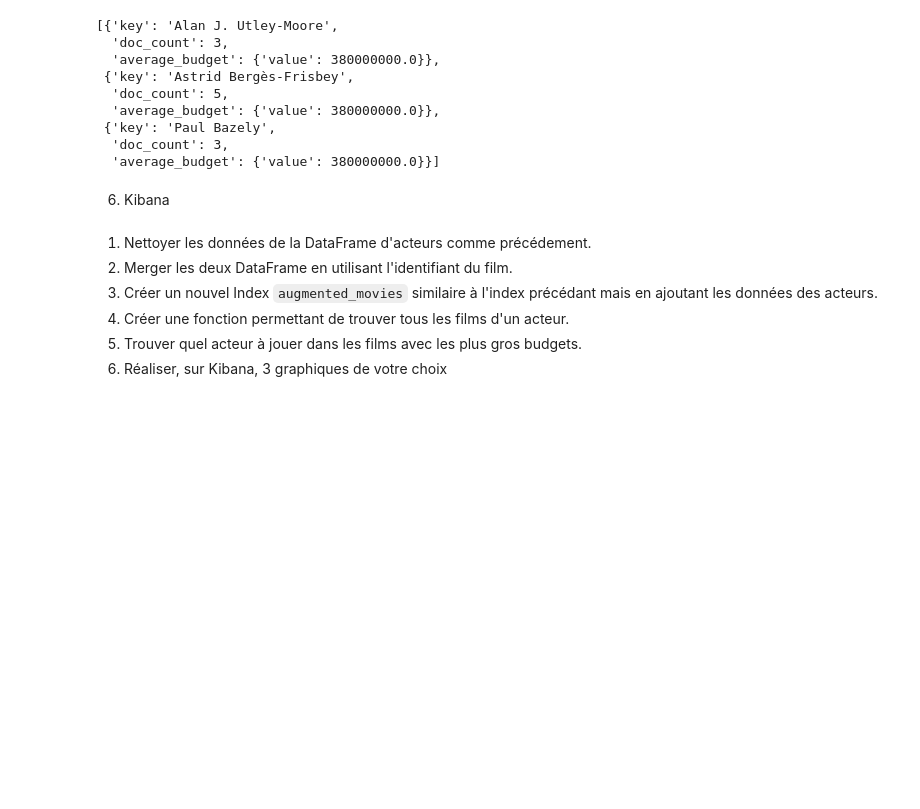
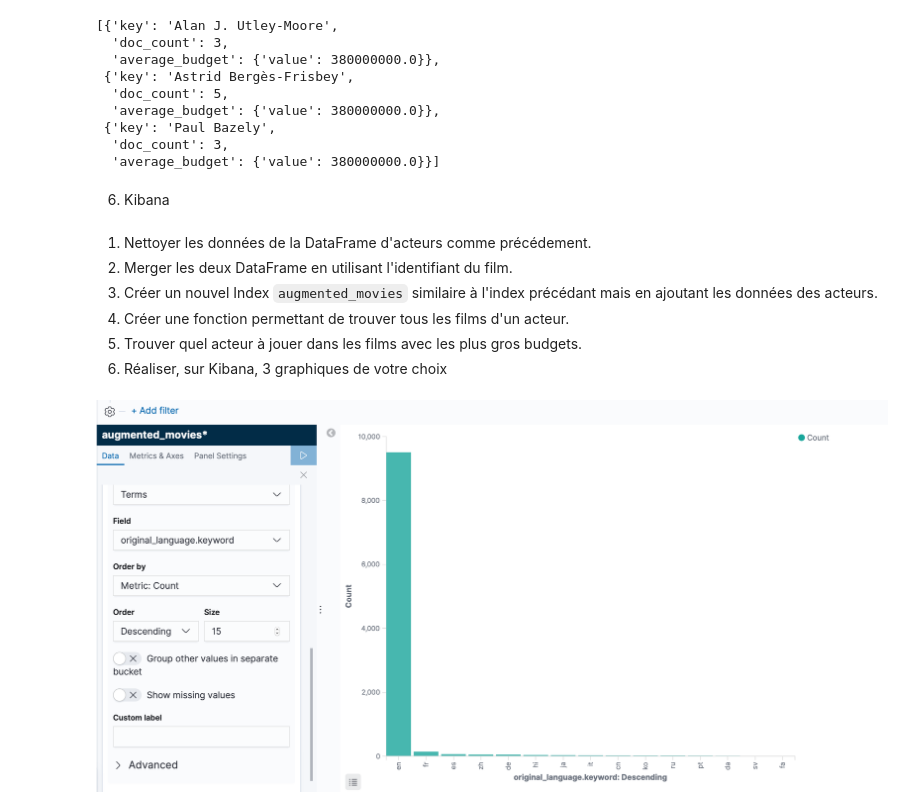
Before and after one commit to Marjolaine-Claret/DataEngineerTools, a Jupyter notebook: 5ElasticSearch/Introduction.ipynb, the cells around one changed output. Drawn from its saved outputs; the diff is of its cells as text; code cells hidden in the pictures; blank space fills up the shorter version.

```diff
--- a/5ElasticSearch/Introduction.ipynb
+++ b/5ElasticSearch/Introduction.ipynb
@@ -695,3 +675,7 @@ from IPython.display import Image
 4) Créer une fonction permettant de trouver tous les films d'un acteur.
 5) Trouver quel acteur à jouer dans les films avec les plus gros budgets.
 6) Réaliser, sur Kibana, 3 graphiques de votre choix
+# %%
+Image("./img/languages.png")
+# %% [output]
+[figure, added]
```
Also changed, not shown: parts of 3 cells of this notebook, 5 other files.
